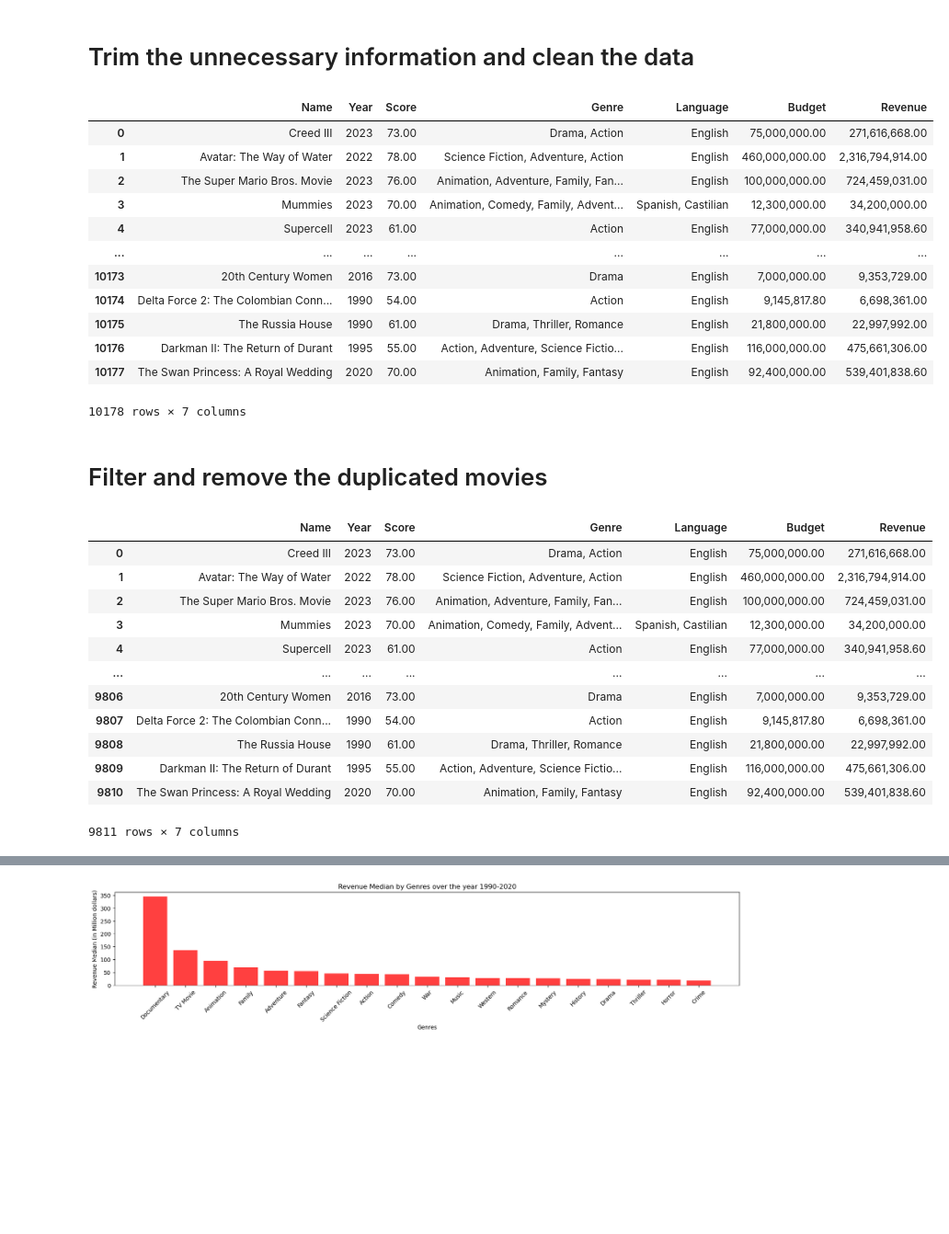
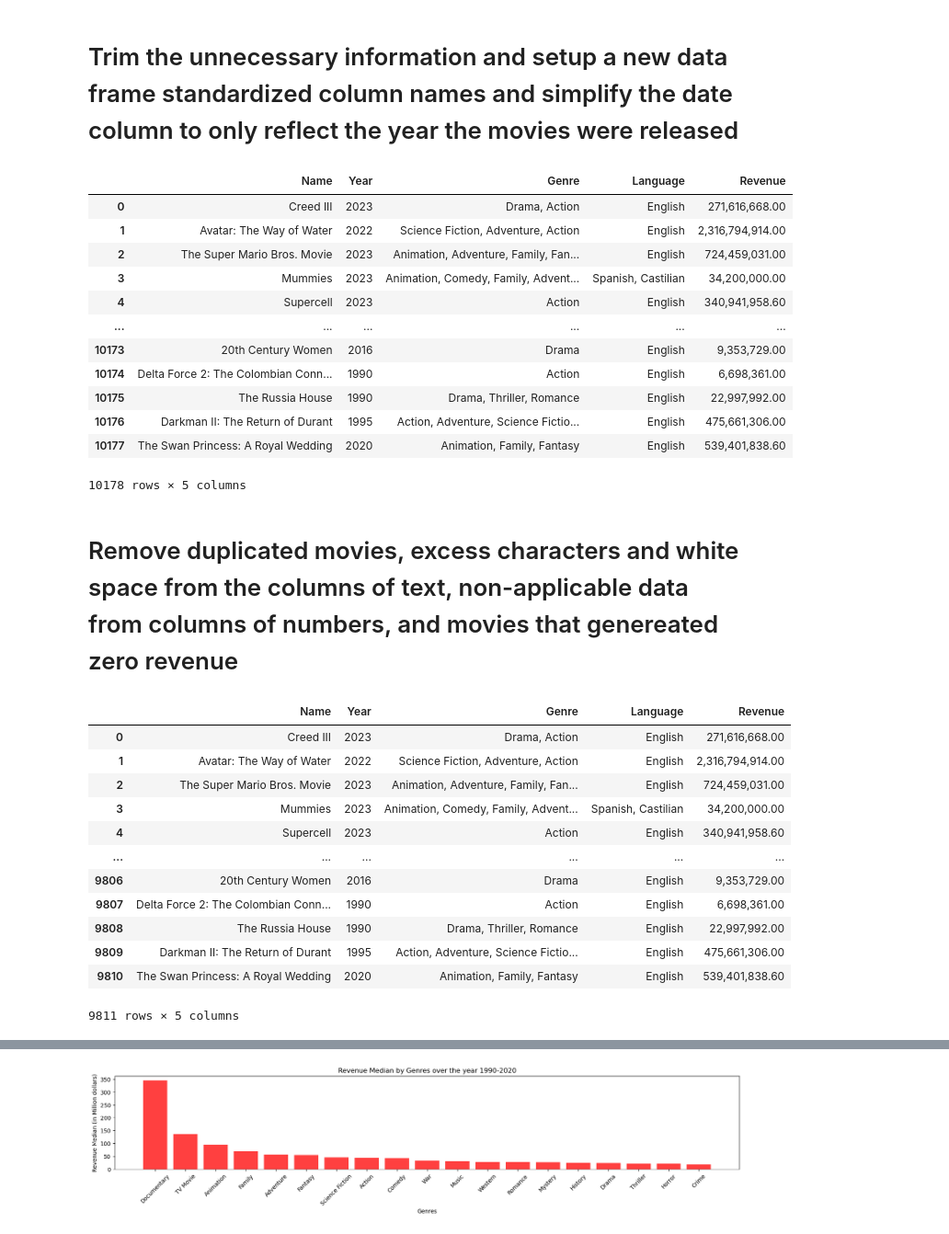
Before and after one commit to hatkiet/Project-1-Red-Team, a Jupyter notebook: Movies_Analysis - Notebook 2 - Visualizations - Final.ipynb, the cells around one changed output, grey strips where cells are left out. Shown: that part at 92% size. Saved outputs shown, nothing was run; the diff lists cells and outputs as text; code cells hidden in the pictures; blank space fills up the shorter version.

```diff
--- a/Movies_Analysis - Updated .ipynb
+++ b/Movies_Analysis - Notebook 2 - Visualizations - Final.ipynb
@@ -30,61 +32,59 @@ movies_df.head()
 | 3 | Mummies | 01/05/2023 | 70.00 | Animation, Comedy, Family, Advent... | Through a series of unfortunate e... | Óscar Barberán, Thut (voice), Ana... | Momias | Released | Spanish, Castilian | 12,300,000.00 | ... |
 | 4 | Supercell | 03/17/2023 | 61.00 | Action | Good-hearted teenager William alw... | Skeet Ulrich, Roy Cameron, Anne H... | Supercell | Released | English | 77,000,000.00 | ... |
 # %% [markdown]
-# Trim the unnecessary information and clean the data
+# Trim the unnecessary information and setup a new data frame standardized column names and simplify the date column to only reflect the year the movies were released
 # %%
 # Trim the columns of data to the one we need
-movies_df_trim = movies_df.drop(["overview","crew","orig_title","status","country"], axis=1)
+movies_df_trim = movies_df.drop(["overview","crew","orig_title","status","country","budget_x", "score"], axis=1)
 #movies_df_reduced
 
 # Rename the column name to be more user friendly
 movies_df_trim = movies_df_trim.rename(columns={
     "names":"Name",
     "date_x":"Year",
-    "score":"Score",
     "genre":"Genre",
     "orig_lang":"Language",
-    "budget_x":"Budget",
     "revenue":"Revenue",
 })
 
 #Edit the "Year" column to remove the day and month
 movies_df_trim.loc[:,"Year"]=pd.to_datetime(movies_df_trim["Year"], errors='coerce').dt.year.astype(int)
 movies_df_trim
 # %% [output]
-|  | Name | Year | Score | Genre | Language | Budget | Revenue |
-| 0 | Creed III | 2023 | 73.00 | Drama, Action | English | 75,000,000.00 | 271,616,668.00 |
-| 1 | Avatar: The Way of Water | 2022 | 78.00 | Science Fiction, Adventure, Action | English | 460,000,000.00 | 2,316,794,914.00 |
-| 2 | The Super Mario Bros. Movie | 2023 | 76.00 | Animation, Adventure, Family, Fan... | English | 100,000,000.00 | 724,459,031.00 |
-| 3 | Mummies | 2023 | 70.00 | Animation, Comedy, Family, Advent... | Spanish, Castilian | 12,300,000.00 | 34,200,000.00 |
-| 4 | Supercell | 2023 | 61.00 | Action | English | 77,000,000.00 | 340,941,958.60 |
-| ... | ... | ... | ... | ... | ... | ... | ... |
-| 10173 | 20th Century Women | 2016 | 73.00 | Drama | English | 7,000,000.00 | 9,353,729.00 |
-| 10174 | Delta Force 2: The Colombian Conn... | 1990 | 54.00 | Action | English | 9,145,817.80 | 6,698,361.00 |
-| 10175 | The Russia House | 1990 | 61.00 | Drama, Thriller, Romance | English | 21,800,000.00 | 22,997,992.00 |
-| 10176 | Darkman II: The Return of Durant | 1995 | 55.00 | Action, Adventure, Science Fictio... | English | 116,000,000.00 | 475,661,306.00 |
-| 10177 | The Swan Princess: A Royal Wedding | 2020 | 70.00 | Animation, Family, Fantasy | English | 92,400,000.00 | 539,401,838.60 |
+|  | Name | Year | Genre | Language | Revenue |
+| 0 | Creed III | 2023 | Drama, Action | English | 271,616,668.00 |
+| 1 | Avatar: The Way of Water | 2022 | Science Fiction, Adventure, Action | English | 2,316,794,914.00 |
+| 2 | The Super Mario Bros. Movie | 2023 | Animation, Adventure, Family, Fan... | English | 724,459,031.00 |
+| 3 | Mummies | 2023 | Animation, Comedy, Family, Advent... | Spanish, Castilian | 34,200,000.00 |
+| 4 | Supercell | 2023 | Action | English | 340,941,958.60 |
+| ... | ... | ... | ... | ... | ... |
+| 10173 | 20th Century Women | 2016 | Drama | English | 9,353,729.00 |
+| 10174 | Delta Force 2: The Colombian Conn... | 1990 | Action | English | 6,698,361.00 |
+| 10175 | The Russia House | 1990 | Drama, Thriller, Romance | English | 22,997,992.00 |
+| 10176 | Darkman II: The Return of Durant | 1995 | Action, Adventure, Science Fictio... | English | 475,661,306.00 |
+| 10177 | The Swan Princess: A Royal Wedding | 2020 | Animation, Family, Fantasy | English | 539,401,838.60 |
-10178 rows × 7 columns
+10178 rows × 5 columns
 # %% [markdown]
-# Filter and remove the duplicated movies
+# Remove duplicated movies, excess characters and white space from the columns of text, non-applicable data from columns of numbers, and movies that genereated zero revenue
 # %%
 #Remove duplicate movie names with the same year
 movies_df_cleaned = movies_df_trim.drop_duplicates(subset=["Name","Year"],keep=False)
 movies_df_cleaned.reset_index(drop=True, inplace = True)
 movies_df_cleaned
 # %% [output]
-|  | Name | Year | Score | Genre | Language | Budget | Revenue |
-| 0 | Creed III | 2023 | 73.00 | Drama, Action | English | 75,000,000.00 | 271,616,668.00 |
-| 1 | Avatar: The Way of Water | 2022 | 78.00 | Science Fiction, Adventure, Action | English | 460,000,000.00 | 2,316,794,914.00 |
-| 2 | The Super Mario Bros. Movie | 2023 | 76.00 | Animation, Adventure, Family, Fan... | English | 100,000,000.00 | 724,459,031.00 |
-| 3 | Mummies | 2023 | 70.00 | Animation, Comedy, Family, Advent... | Spanish, Castilian | 12,300,000.00 | 34,200,000.00 |
-| 4 | Supercell | 2023 | 61.00 | Action | English | 77,000,000.00 | 340,941,958.60 |
-| ... | ... | ... | ... | ... | ... | ... | ... |
-| 9806 | 20th Century Women | 2016 | 73.00 | Drama | English | 7,000,000.00 | 9,353,729.00 |
-| 9807 | Delta Force 2: The Colombian Conn... | 1990 | 54.00 | Action | English | 9,145,817.80 | 6,698,361.00 |
-| 9808 | The Russia House | 1990 | 61.00 | Drama, Thriller, Romance | English | 21,800,000.00 | 22,997,992.00 |
-| 9809 | Darkman II: The Return of Durant | 1995 | 55.00 | Action, Adventure, Science Fictio... | English | 116,000,000.00 | 475,661,306.00 |
-| 9810 | The Swan Princess: A Royal Wedding | 2020 | 70.00 | Animation, Family, Fantasy | English | 92,400,000.00 | 539,401,838.60 |
+|  | Name | Year | Genre | Language | Revenue |
+| 0 | Creed III | 2023 | Drama, Action | English | 271,616,668.00 |
+| 1 | Avatar: The Way of Water | 2022 | Science Fiction, Adventure, Action | English | 2,316,794,914.00 |
+| 2 | The Super Mario Bros. Movie | 2023 | Animation, Adventure, Family, Fan... | English | 724,459,031.00 |
+| 3 | Mummies | 2023 | Animation, Comedy, Family, Advent... | Spanish, Castilian | 34,200,000.00 |
+| 4 | Supercell | 2023 | Action | English | 340,941,958.60 |
+| ... | ... | ... | ... | ... | ... |
+| 9806 | 20th Century Women | 2016 | Drama | English | 9,353,729.00 |
+| 9807 | Delta Force 2: The Colombian Conn... | 1990 | Action | English | 6,698,361.00 |
+| 9808 | The Russia House | 1990 | Drama, Thriller, Romance | English | 22,997,992.00 |
+| 9809 | Darkman II: The Return of Durant | 1995 | Action, Adventure, Science Fictio... | English | 475,661,306.00 |
+| 9810 | The Swan Princess: A Royal Wedding | 2020 | Animation, Family, Fantasy | English | 539,401,838.60 |
-9811 rows × 7 columns
+9811 rows × 5 columns
 # %%
 # Remove the excess characters in the Genre column
 movies_df_cleaned.loc[:,'Genre'] = movies_df_cleaned['Genre'].str.replace('\xa0', '')
```
Also changed, not shown: parts of 53 cells of this notebook, 6 other files.
